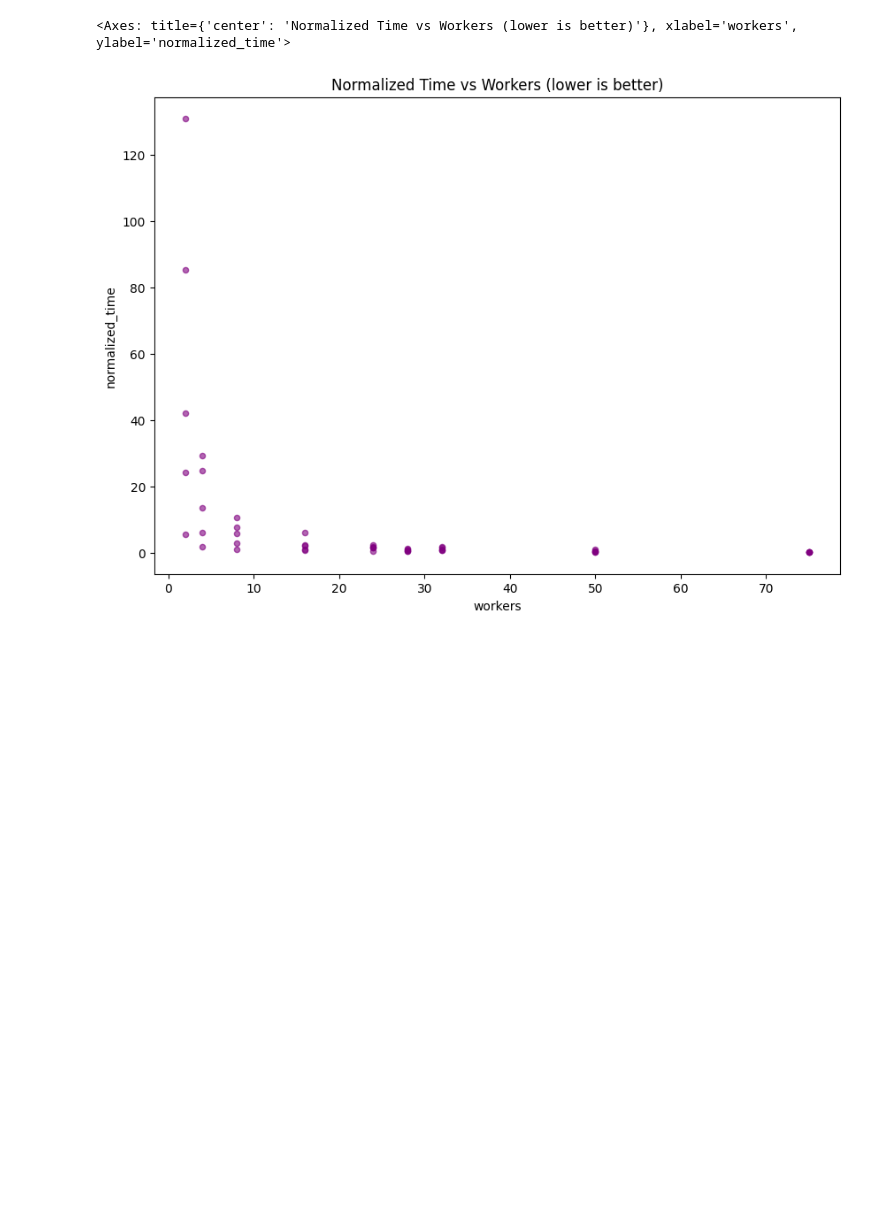
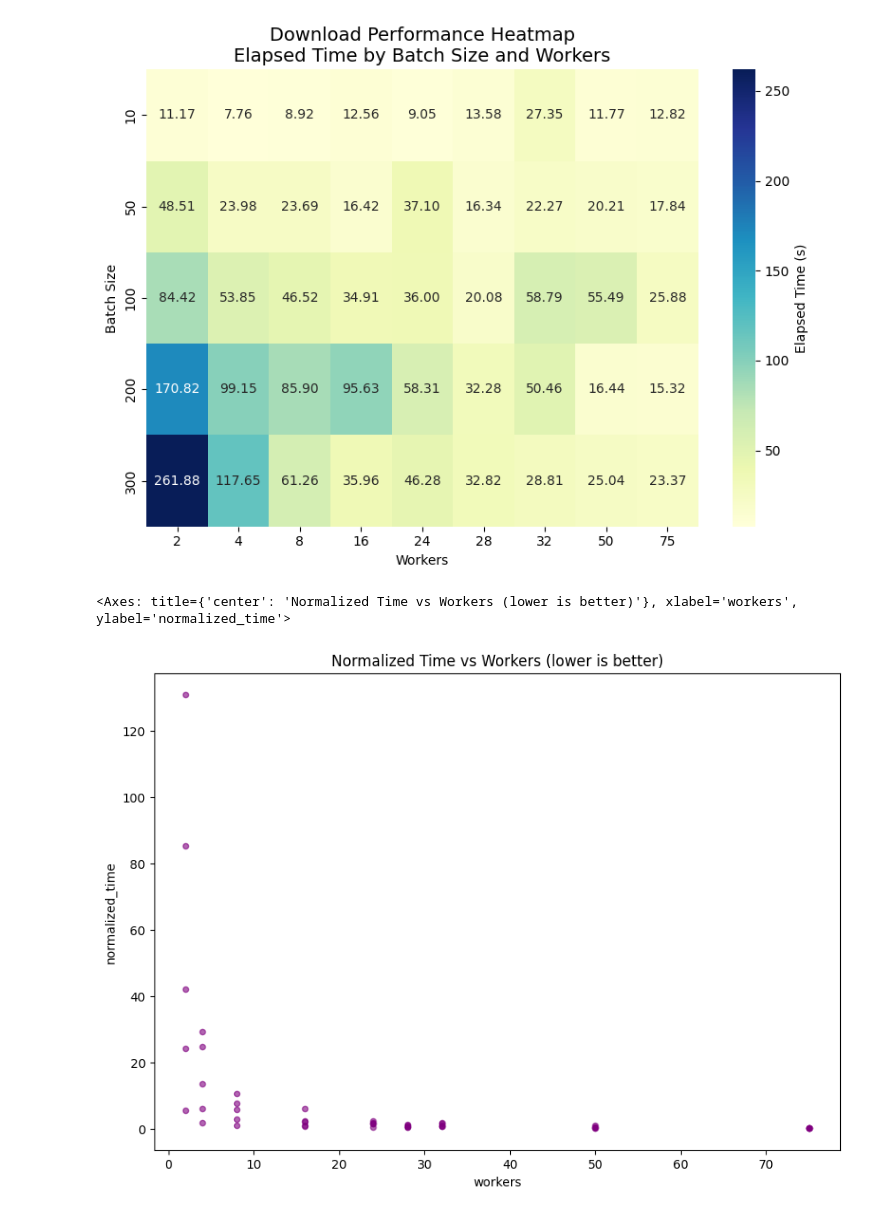
Before and after one commit to SirBobbert/pdf-downloader-multithreading, a Jupyter notebook: exploration.ipynb, the cells around one changed output. Saved outputs shown, nothing was run; the diff lists cells and outputs as text; code cells hidden in the pictures; blank space fills up the shorter version.

```diff
--- a/exploration.ipynb
+++ b/exploration.ipynb
@@ -116,7 +140,28 @@ df_ = pd.read_json("benchmarks/benchmarks_vectorization_varying_params.json", or
 # %%
-import seaborn
-df_normalised = df_["elapsed_time"] / df_["workers"]
-df_["normalized_time"] = df_normalised
+import seaborn as sns
+
+pivot = df_.pivot_table(
+    index="batch_size",
+    columns="workers",
+    values="elapsed_time",
+    aggfunc="mean"   # In case you have multiple measurements
+)
+
+plt.figure(figsize=(8, 6))
+sns.heatmap(
+    pivot,
+    annot=True, fmt=".2f", cmap="YlGnBu",
+    cbar_kws={'label': 'Elapsed Time (s)'}
+)
+
+plt.title("Download Performance Heatmap\nElapsed Time by Batch Size and Workers", fontsize=14)
+plt.xlabel("Workers")
+plt.ylabel("Batch Size")
+
+plt.tight_layout()
+plt.show()
+# %% [output]
+[figure, added]
 # %%
 df_.plot(kind="scatter", x="workers", y="normalized_time", figsize=(10, 7), title="Normalized Time vs Workers (lower is better)", color='purple', alpha=0.6)
 # %% [output]
```
Also changed, not shown: parts of 12 cells of this notebook, 3 other files.
